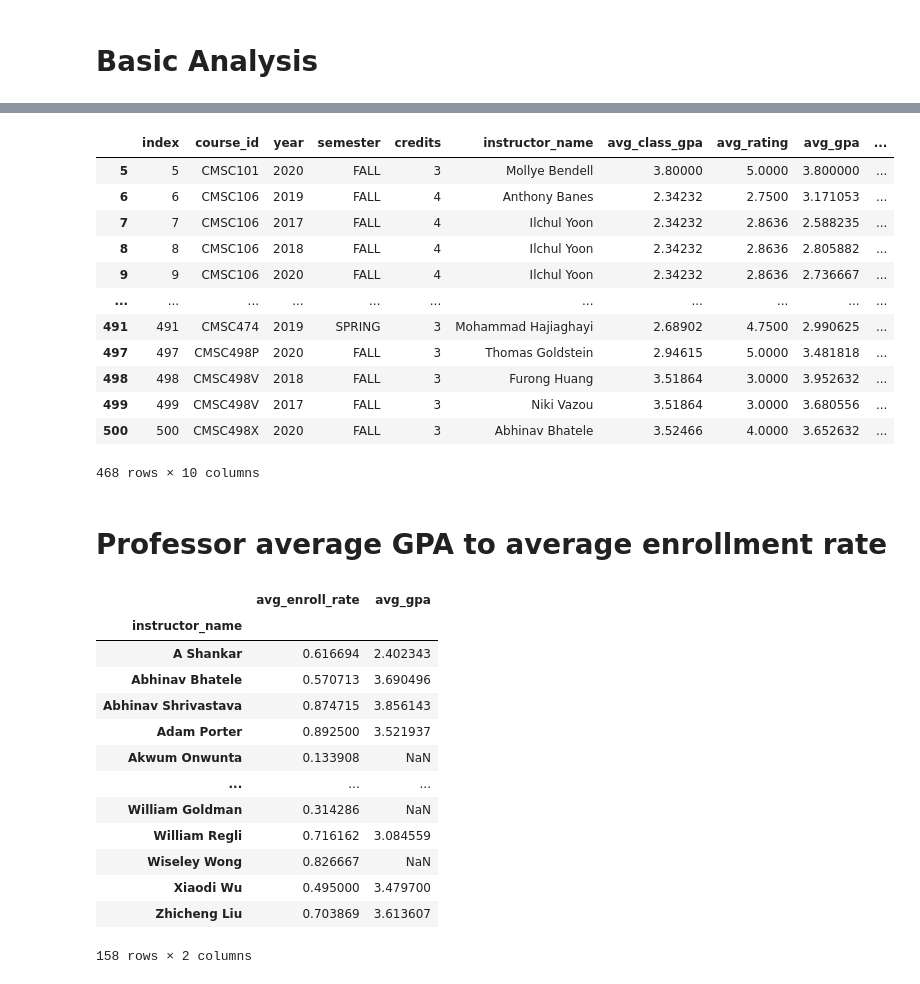
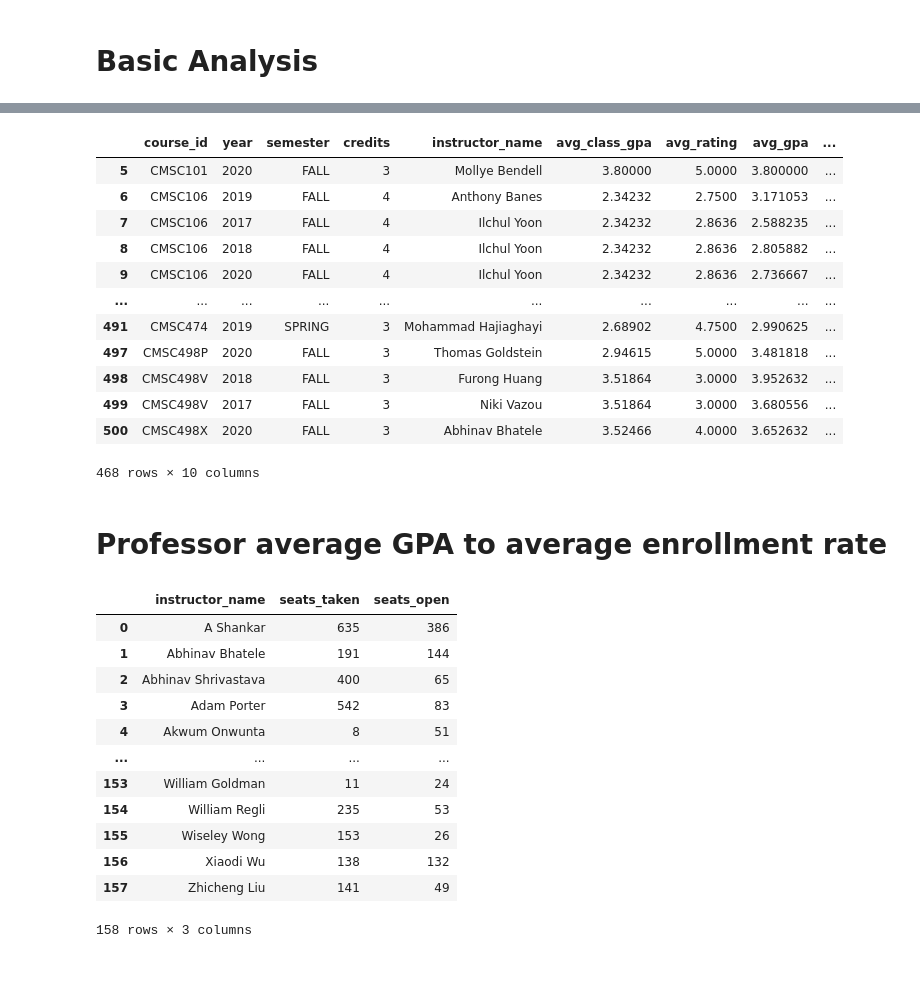
Before and after one commit to WesJD/cmsc320-final, a Jupyter notebook: project.ipynb, the cells around one changed output, grey strips where cells are left out. Cells and saved outputs as stored; diff of their text form; code cells hidden in the pictures.

Commit message:
Enrollment Rate Data

```diff
--- a/project.ipynb
+++ b/project.ipynb
@@ -429,37 +429,47 @@ df
 # %%
-df = df.reset_index(0)
-
+pd.reset_option('^display.', silent=True)
 nan_prof_rating = df[df.avg_rating.isnull() ]
 nan_class_gpa = df[df.avg_class_gpa.isnull()]
 nan_prof_gpa = df[df.avg_gpa.isnull()]
 
 len(nan_prof_rating)
 
 tidyDf = df.drop(nan_prof_rating.index, inplace=False)
+tidyDf["instructor_last_name"] =  tidyDf.instructor_name.apply(lambda x: x.split()[-1])
 tidyDf
+
+# profTidyDf = tidyDf.groupby('instructor_last_name').mean()
+# profTidyDf = profTidyDf.reset_index(0)
+# profTidyDf
+
+# courseTidyDf = tidyDf.groupby('course_id').mean()
+# courseTidyDf = courseTidyDf.reset_index(0)
+# # courseTidyDf = courseTidyDf[["a"]]
+# courseTidyDf
 # %% [output]
-|  | index | course_id | year | semester | credits | instructor_name | avg_class_gpa | avg_rating | avg_gpa | ... |
-| 5 | 5 | CMSC101 | 2020 | FALL | 3 | Mollye Bendell | 3.80000 | 5.0000 | 3.800000 | ... |
-| 6 | 6 | CMSC106 | 2019 | FALL | 4 | Anthony Banes | 2.34232 | 2.7500 | 3.171053 | ... |
-| 7 | 7 | CMSC106 | 2017 | FALL | 4 | Ilchul Yoon | 2.34232 | 2.8636 | 2.588235 | ... |
-| 8 | 8 | CMSC106 | 2018 | FALL | 4 | Ilchul Yoon | 2.34232 | 2.8636 | 2.805882 | ... |
-| 9 | 9 | CMSC106 | 2020 | FALL | 4 | Ilchul Yoon | 2.34232 | 2.8636 | 2.736667 | ... |
-| ... | ... | ... | ... | ... | ... | ... | ... | ... | ... | ... |
-| 491 | 491 | CMSC474 | 2019 | SPRING | 3 | Mohammad Hajiaghayi | 2.68902 | 4.7500 | 2.990625 | ... |
-| 497 | 497 | CMSC498P | 2020 | FALL | 3 | Thomas Goldstein | 2.94615 | 5.0000 | 3.481818 | ... |
-| 498 | 498 | CMSC498V | 2018 | FALL | 3 | Furong Huang | 3.51864 | 3.0000 | 3.952632 | ... |
-| 499 | 499 | CMSC498V | 2017 | FALL | 3 | Niki Vazou | 3.51864 | 3.0000 | 3.680556 | ... |
-| 500 | 500 | CMSC498X | 2020 | FALL | 3 | Abhinav Bhatele | 3.52466 | 4.0000 | 3.652632 | ... |
+|  | course_id | year | semester | credits | instructor_name | avg_class_gpa | avg_rating | avg_gpa | ... |
+| 5 | CMSC101 | 2020 | FALL | 3 | Mollye Bendell | 3.80000 | 5.0000 | 3.800000 | ... |
+| 6 | CMSC106 | 2019 | FALL | 4 | Anthony Banes | 2.34232 | 2.7500 | 3.171053 | ... |
+| 7 | CMSC106 | 2017 | FALL | 4 | Ilchul Yoon | 2.34232 | 2.8636 | 2.588235 | ... |
+| 8 | CMSC106 | 2018 | FALL | 4 | Ilchul Yoon | 2.34232 | 2.8636 | 2.805882 | ... |
+| 9 | CMSC106 | 2020 | FALL | 4 | Ilchul Yoon | 2.34232 | 2.8636 | 2.736667 | ... |
+| ... | ... | ... | ... | ... | ... | ... | ... | ... | ... |
+| 491 | CMSC474 | 2019 | SPRING | 3 | Mohammad Hajiaghayi | 2.68902 | 4.7500 | 2.990625 | ... |
+| 497 | CMSC498P | 2020 | FALL | 3 | Thomas Goldstein | 2.94615 | 5.0000 | 3.481818 | ... |
+| 498 | CMSC498V | 2018 | FALL | 3 | Furong Huang | 3.51864 | 3.0000 | 3.952632 | ... |
+| 499 | CMSC498V | 2017 | FALL | 3 | Niki Vazou | 3.51864 | 3.0000 | 3.680556 | ... |
+| 500 | CMSC498X | 2020 | FALL | 3 | Abhinav Bhatele | 3.52466 | 4.0000 | 3.652632 | ... |
 468 rows × 10 columns
 # %% [markdown]
 # Professor average GPA to average enrollment rate
 # %%
 import pandas as pd
+import numpy as np
 query = """
 SELECT
     course_section_instructors.name AS instructor_name,
-    AVG(course_sections.seats_taken*1.0 / (course_sections.seats_taken + course_sections.seats_open)) AS avg_enroll_rate,
-    AVG(course_grades.gpa) AS avg_gpa
+    SUM(course_sections.seats_taken) AS seats_taken,
+    SUM(course_sections.seats_open) AS seats_open
 FROM course_section_instructors
 LEFT JOIN course_sections
     ON course_sections.course = course_section_instructors.course
@@ -474,20 +484,20 @@ LEFT JOIN course_grades
 GROUP BY course_section_instructors.name
 """
 with open_conn() as conn:
-    df = pd.read_sql(sql=query, con=conn, index_col="instructor_name")
-    display(df)
+    enroll_rateDf = pd.read_sql(sql=query, con=conn, index_col="instructor_name")
+    enroll_rateDf = enroll_rateDf.reset_index(0)
+    display(enroll_rateDf)
 # %% [output]
-|  | avg_enroll_rate | avg_gpa |
-| instructor_name |  |  |
-| A Shankar | 0.616694 | 2.402343 |
-| Abhinav Bhatele | 0.570713 | 3.690496 |
-| Abhinav Shrivastava | 0.874715 | 3.856143 |
-| Adam Porter | 0.892500 | 3.521937 |
-| Akwum Onwunta | 0.133908 | NaN |
-| ... | ... | ... |
-| William Goldman | 0.314286 | NaN |
-| William Regli | 0.716162 | 3.084559 |
-| Wiseley Wong | 0.826667 | NaN |
-| Xiaodi Wu | 0.495000 | 3.479700 |
-| Zhicheng Liu | 0.703869 | 3.613607 |
+|  | instructor_name | seats_taken | seats_open |
+| 0 | A Shankar | 635 | 386 |
+| 1 | Abhinav Bhatele | 191 | 144 |
+| 2 | Abhinav Shrivastava | 400 | 65 |
+| 3 | Adam Porter | 542 | 83 |
+| 4 | Akwum Onwunta | 8 | 51 |
+| ... | ... | ... | ... |
+| 153 | William Goldman | 11 | 24 |
+| 154 | William Regli | 235 | 53 |
+| 155 | Wiseley Wong | 153 | 26 |
+| 156 | Xiaodi Wu | 138 | 132 |
+| 157 | Zhicheng Liu | 141 | 49 |
-158 rows × 2 columns
+158 rows × 3 columns
```
Also changed, not shown: parts of 10 cells of this notebook.
